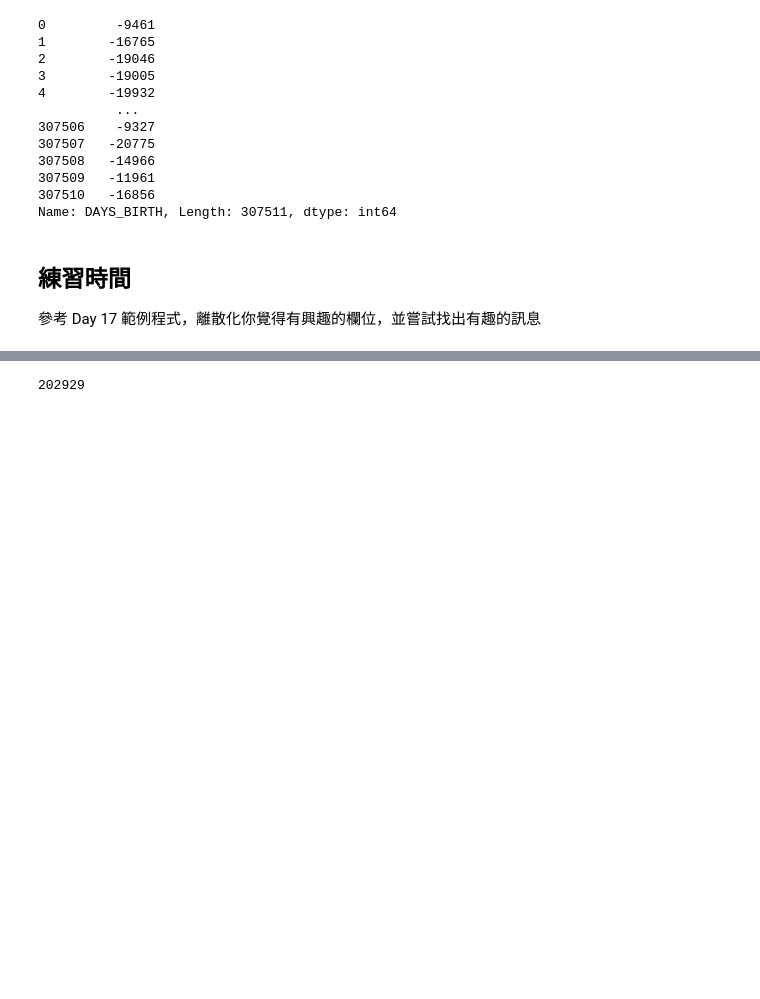
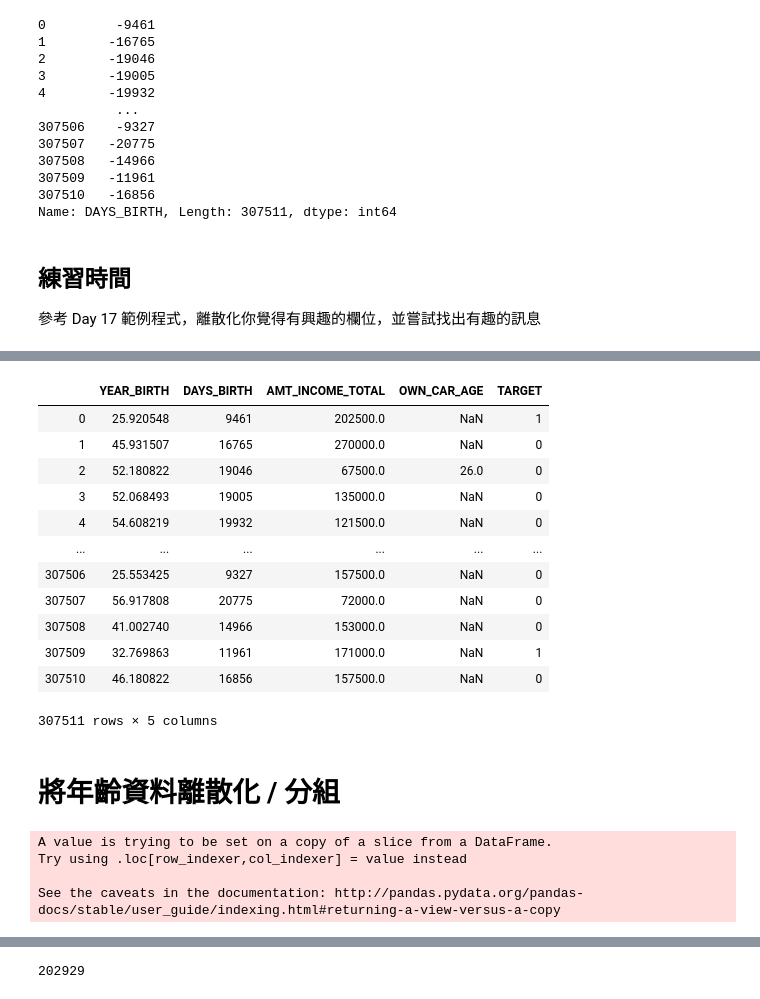
Before and after one commit to jttsai1994/4th-ML100Days, a Jupyter notebook: homework/Day_018_HW.ipynb, the cells around one changed output, grey strips where cells are left out. Saved outputs shown, nothing was run; the diff lists cells and outputs as text; code cells hidden in the pictures; blank space fills up the shorter version.

```diff
--- a/homework/Day_018_HW.ipynb
+++ b/homework/Day_018_HW.ipynb
@@ -140,4 +152,27 @@ app_train['YEAR_BIRTH'] = app_train['DAYS_BIRTH']/365
 # %%
-app_train_year=app_train.loc[:,['YEAR_BIRTH','DAYS_BIRTH','AMT_INCOME_TOTAL','OWN_CAR_AGE']]
+app_train_year=app_train[['YEAR_BIRTH','DAYS_BIRTH','AMT_INCOME_TOTAL','OWN_CAR_AGE','TARGET']]
 # %%
-app_train_year=abs(app_train_year)
+app_train_year
+# %% [output]
+|  | YEAR_BIRTH | DAYS_BIRTH | AMT_INCOME_TOTAL | OWN_CAR_AGE | TARGET |
+| 0 | 25.920548 | 9461 | 202500.0 | NaN | 1 |
+| 1 | 45.931507 | 16765 | 270000.0 | NaN | 0 |
+| 2 | 52.180822 | 19046 | 67500.0 | 26.0 | 0 |
+| 3 | 52.068493 | 19005 | 135000.0 | NaN | 0 |
+| 4 | 54.608219 | 19932 | 121500.0 | NaN | 0 |
+| ... | ... | ... | ... | ... | ... |
+| 307506 | 25.553425 | 9327 | 157500.0 | NaN | 0 |
+| 307507 | 56.917808 | 20775 | 72000.0 | NaN | 0 |
+| 307508 | 41.002740 | 14966 | 153000.0 | NaN | 0 |
+| 307509 | 32.769863 | 11961 | 171000.0 | NaN | 1 |
+| 307510 | 46.180822 | 16856 | 157500.0 | NaN | 0 |
+307511 rows × 5 columns
+# %% [markdown]
+# 將年齡資料離散化 / 分組
+# %%
+app_train_year['YEARS_BINNED'] = pd.cut(app_train_year['YEAR_BIRTH'], bins = np.linspace(20, 70, num = 11))
+# %% [output]
+A value is trying to be set on a copy of a slice from a DataFrame.
+Try using .loc[row_indexer,col_indexer] = value instead
+
+See the caveats in the documentation: http://pandas.pydata.org/pandas-docs/stable/user_guide/indexing.html#returning-a-view-versus-a-copy
```
Also changed, not shown: parts of 5 cells of this notebook.
